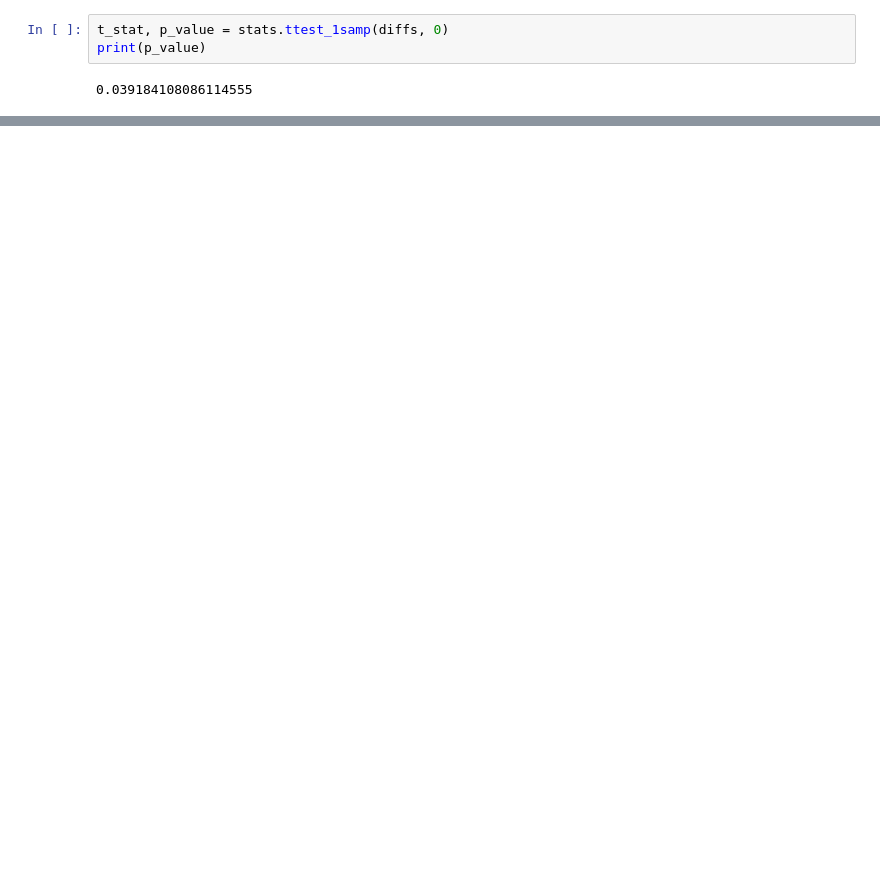
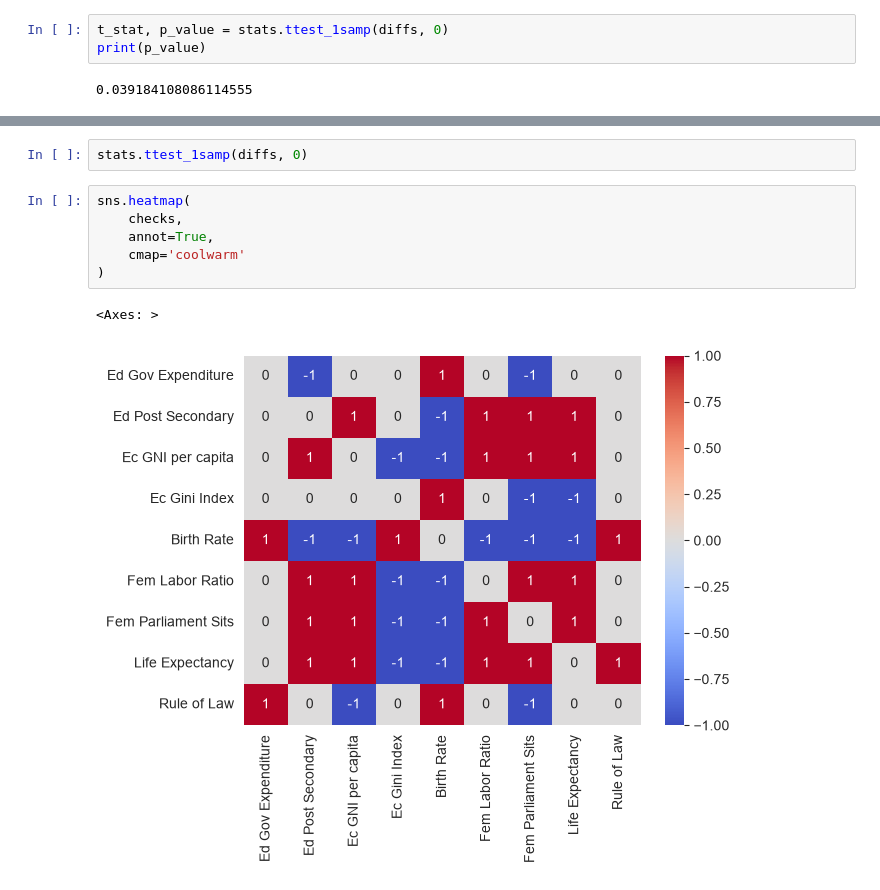
Before and after one commit to Dmither/SocialIndicators, a Jupyter notebook: 2_correlation_analisys.ipynb, the cells around one changed output, grey strips where cells are left out. Drawn from its saved outputs; the diff is of its cells as text; blank space fills up the shorter version.

```diff
--- a/2_correlation_analisys.ipynb
+++ b/2_correlation_analisys.ipynb
@@ -166,0 +198,11 @@ True
+# %%
+stats.ttest_1samp(diffs, 0)
+# %%
+sns.heatmap(
+    checks,
+    annot=True,
+    cmap='coolwarm'
+)
+# %% [output]
+<Axes: >
+[figure, added]
```
Also changed, not shown: parts of 15 cells of this notebook.
